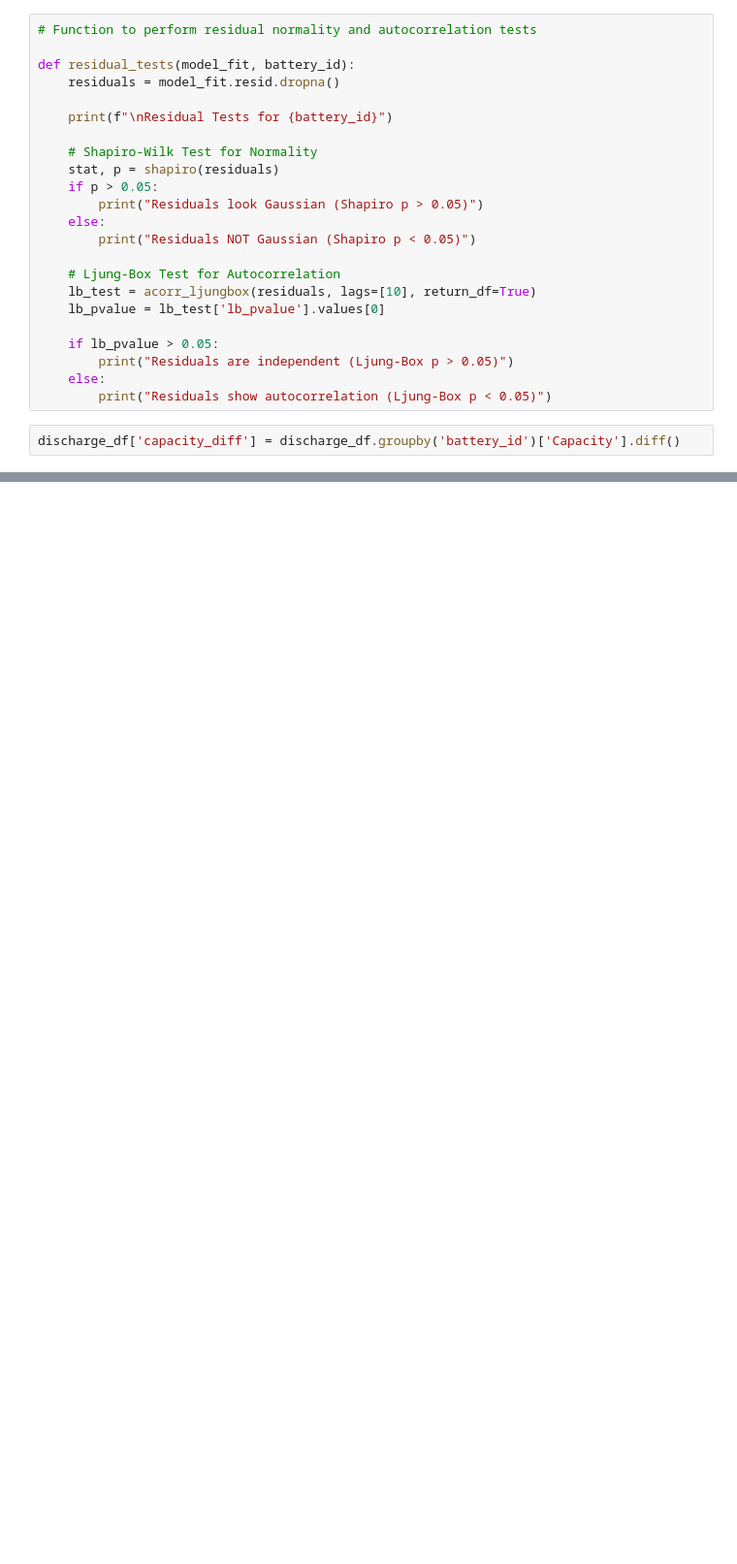
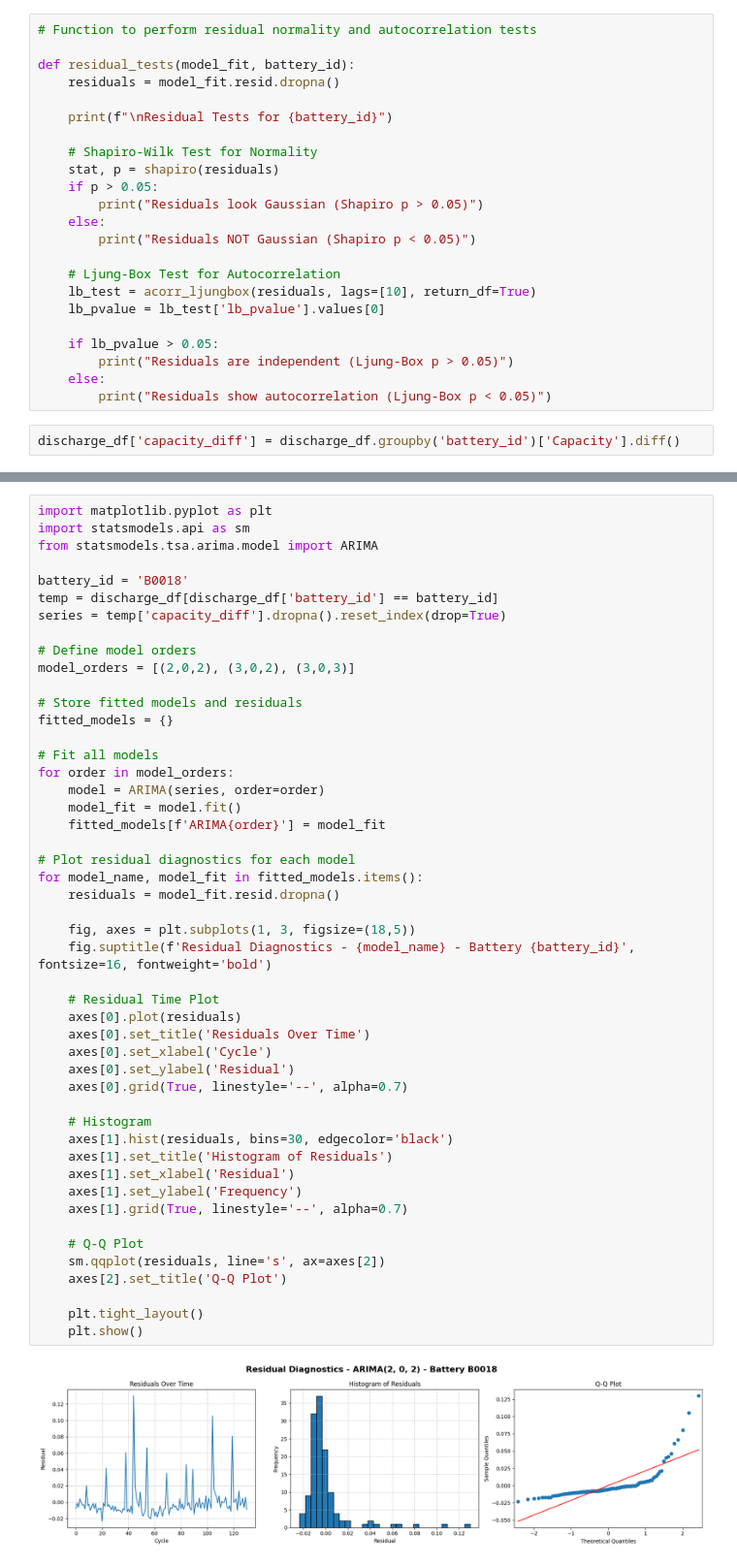
Before and after one commit to F-major7/RUL-prediction, a Jupyter notebook: battery_RUL/notebooks/03_ARIMA_Model_Discharge.ipynb, the cells around one changed output, grey strips where cells are left out. Shown at 97% size. Cells and saved outputs as stored; diff of their text form; blank space fills up the shorter version.

```diff
--- a/battery_RUL/notebooks/03_ARIMA_Model_Discharge.ipynb
+++ b/battery_RUL/notebooks/03_ARIMA_Model_Discharge.ipynb
@@ -133,0 +183,50 @@ Residuals are independent (Ljung-Box p > 0.05)
+# %%
+import matplotlib.pyplot as plt
+import statsmodels.api as sm
+from statsmodels.tsa.arima.model import ARIMA
+
+battery_id = 'B0018'
+temp = discharge_df[discharge_df['battery_id'] == battery_id]
+series = temp['capacity_diff'].dropna().reset_index(drop=True)
+
+# Define model orders
+model_orders = [(2,0,2), (3,0,2), (3,0,3)]
+
+# Store fitted models and residuals
+fitted_models = {}
+
+# Fit all models
+for order in model_orders:
+    model = ARIMA(series, order=order)
+    model_fit = model.fit()
+    fitted_models[f'ARIMA{order}'] = model_fit
+
+# Plot residual diagnostics for each model
+for model_name, model_fit in fitted_models.items():
+    residuals = model_fit.resid.dropna()
+
+    fig, axes = plt.subplots(1, 3, figsize=(18,5))
+    fig.suptitle(f'Residual Diagnostics - {model_name} - Battery {battery_id}', fontsize=16, fontweight='bold')
+
+    # Residual Time Plot
+    axes[0].plot(residuals)
+    axes[0].set_title('Residuals Over Time')
+    axes[0].set_xlabel('Cycle')
+    axes[0].set_ylabel('Residual')
+    axes[0].grid(True, linestyle='--', alpha=0.7)
+
+    # Histogram
+    axes[1].hist(residuals, bins=30, edgecolor='black')
+    axes[1].set_title('Histogram of Residuals')
+    axes[1].set_xlabel('Residual')
+    axes[1].set_ylabel('Frequency')
+    axes[1].grid(True, linestyle='--', alpha=0.7)
+
+    # Q-Q Plot
+    sm.qqplot(residuals, line='s', ax=axes[2])
+    axes[2].set_title('Q-Q Plot')
+
+    plt.tight_layout()
+    plt.show()
+# %% [output]
+[figure, added]
```
Also changed, not shown: parts of 6 cells of this notebook, 3 other files.
